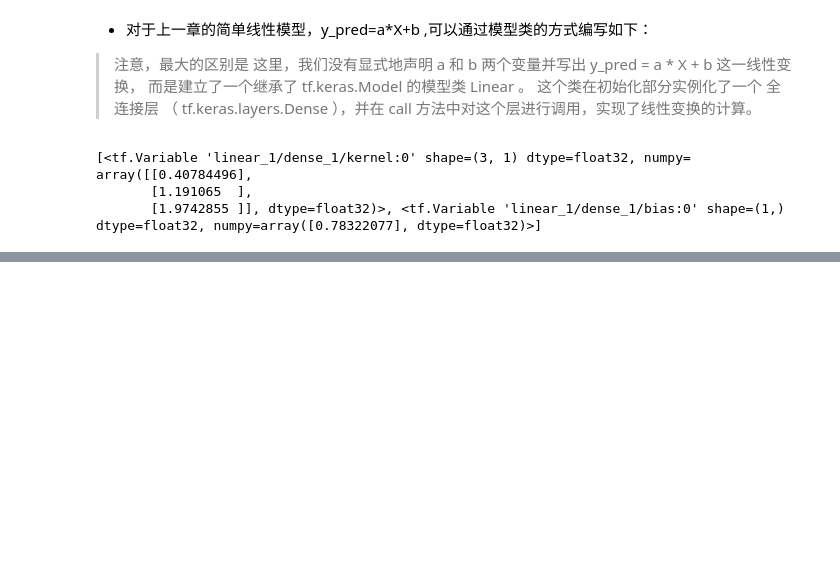
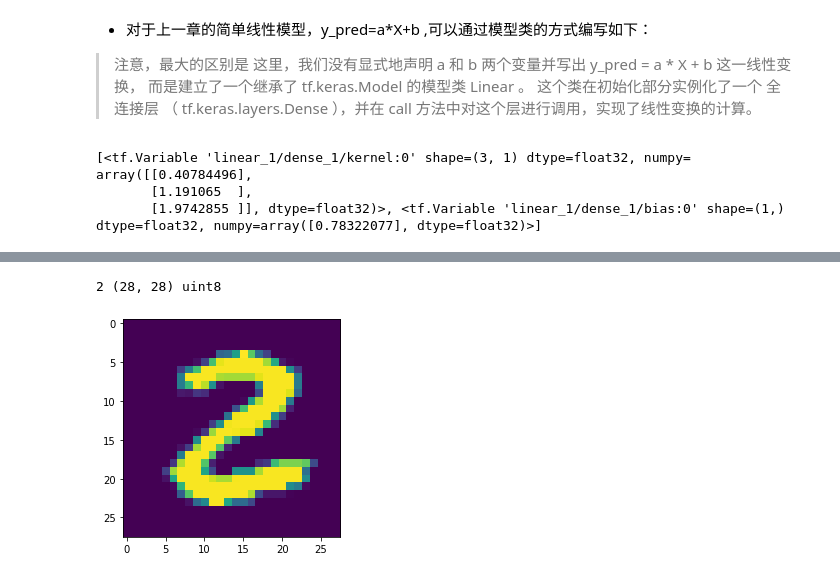
Before and after one commit to flitdu/consult, a Jupyter notebook: jupyter/tensorflow2/2. TF模型建立与训练.ipynb, the cells around one changed output, grey strips where cells are left out. Saved outputs shown, nothing was run; the diff lists cells and outputs as text; code cells hidden in the pictures; blank space fills up the shorter version.

```diff
--- a/jupyter/tensorflow2/2. TF模型建立与训练.ipynb
+++ b/jupyter/tensorflow2/2. TF模型建立与训练.ipynb
@@ -93,0 +109,12 @@ array([[0.40784496],
+# %%
+(train_data, train_label), (test_data, test_label) = mnist.load_data()
+i = 25
+tmp = train_data[i]
+print(train_label[i], tmp.shape, tmp.dtype)
+
+import matplotlib.pyplot as pyplot
+pyplot.imshow(tmp)
+pyplot.show()
+# %% [output]
+2 (28, 28) uint8
+[figure, added]
```
Also changed, not shown: parts of 8 cells of this notebook.
